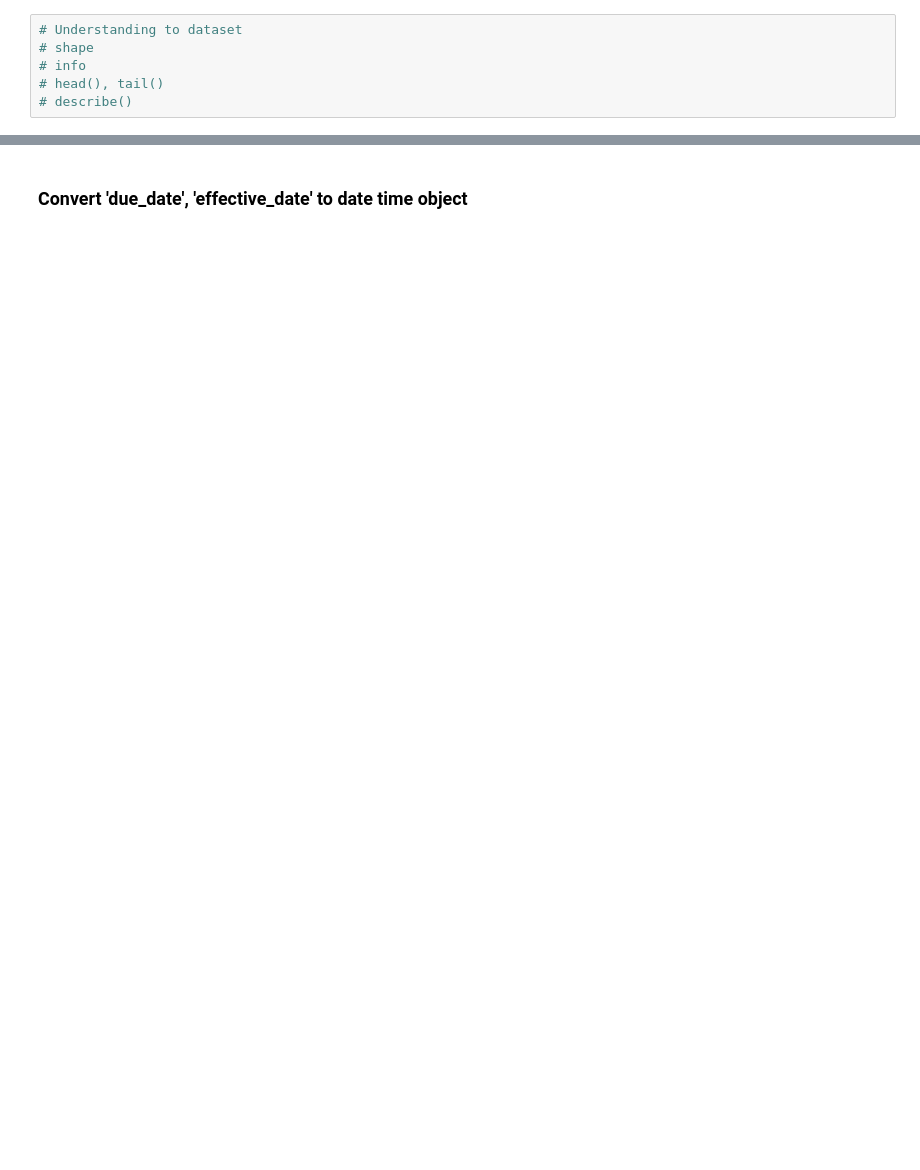
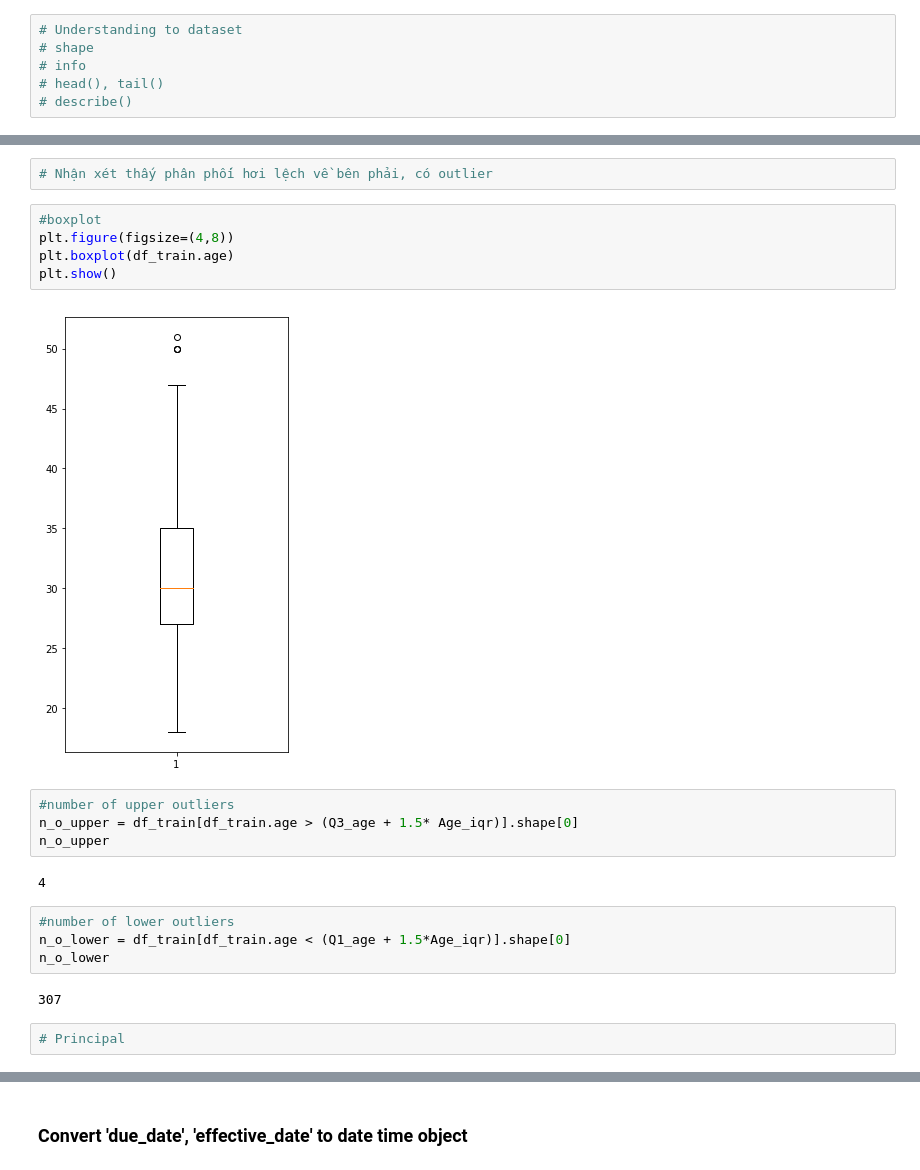
Before and after one commit to dieptran43/LeVanDiep_Pre_processing, a Jupyter notebook: FullName_Project_Loan.ipynb, the cells around one changed output, grey strips where cells are left out. Drawn from its saved outputs; the diff is of its cells as text; blank space fills up the shorter version.

```diff
--- a/FullName_Project_Loan.ipynb
+++ b/FullName_Project_Loan.ipynb
@@ -67,0 +306,23 @@ This dataset is about past loans. The __Loan_train.csv__ data set includes detai
+# %%
+# Nhận xét thấy phân phối hơi lệch về bên phải, có outlier
+# %%
+#boxplot
+plt.figure(figsize=(4,8))
+plt.boxplot(df_train.age)
+plt.show()
+# %% [output]
+[figure, added]
+# %%
+#number of upper outliers
+n_o_upper = df_train[df_train.age > (Q3_age + 1.5* Age_iqr)].shape[0]
+n_o_upper
+# %% [output]
+4
+# %%
+#number of lower outliers
+n_o_lower = df_train[df_train.age < (Q1_age + 1.5*Age_iqr)].shape[0]
+n_o_lower
+# %% [output]
+307
+# %%
+# Principal
```
Also changed, not shown: parts of 115 cells of this notebook, 1 other file.
